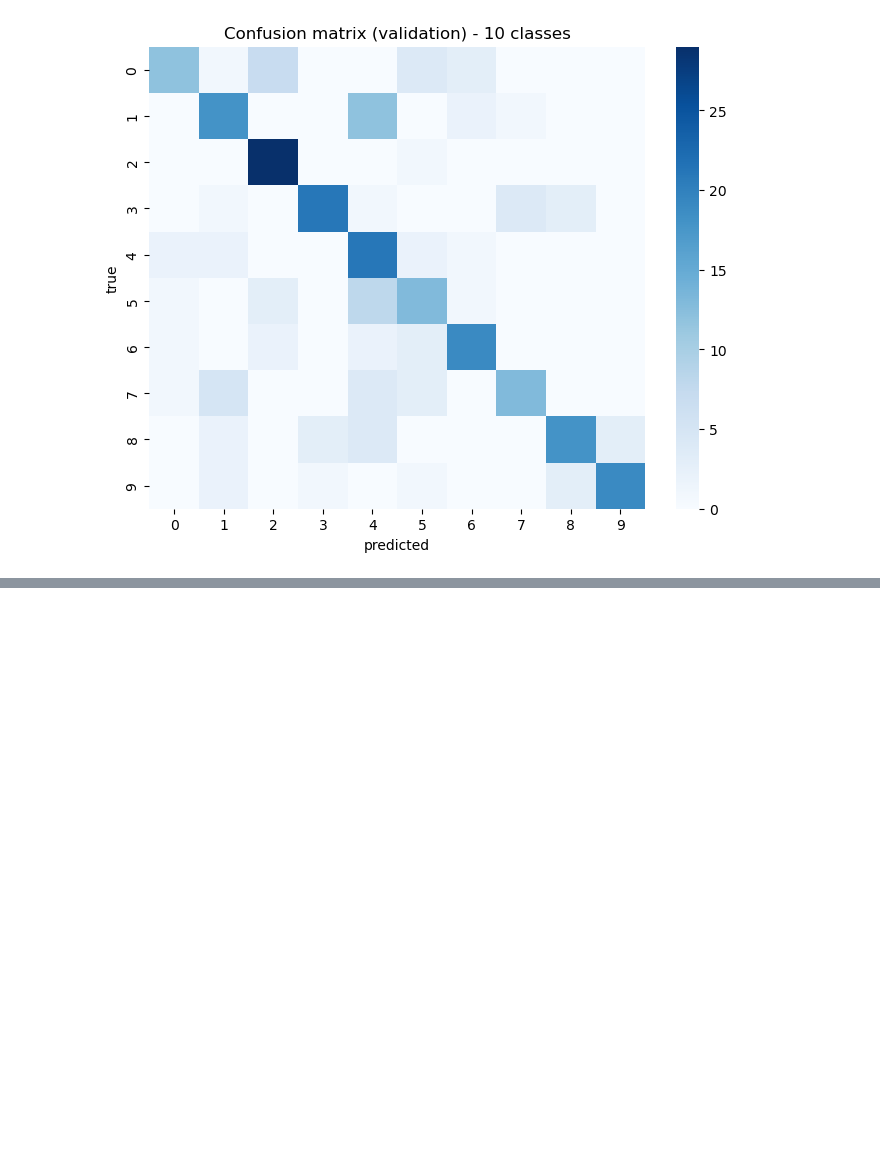
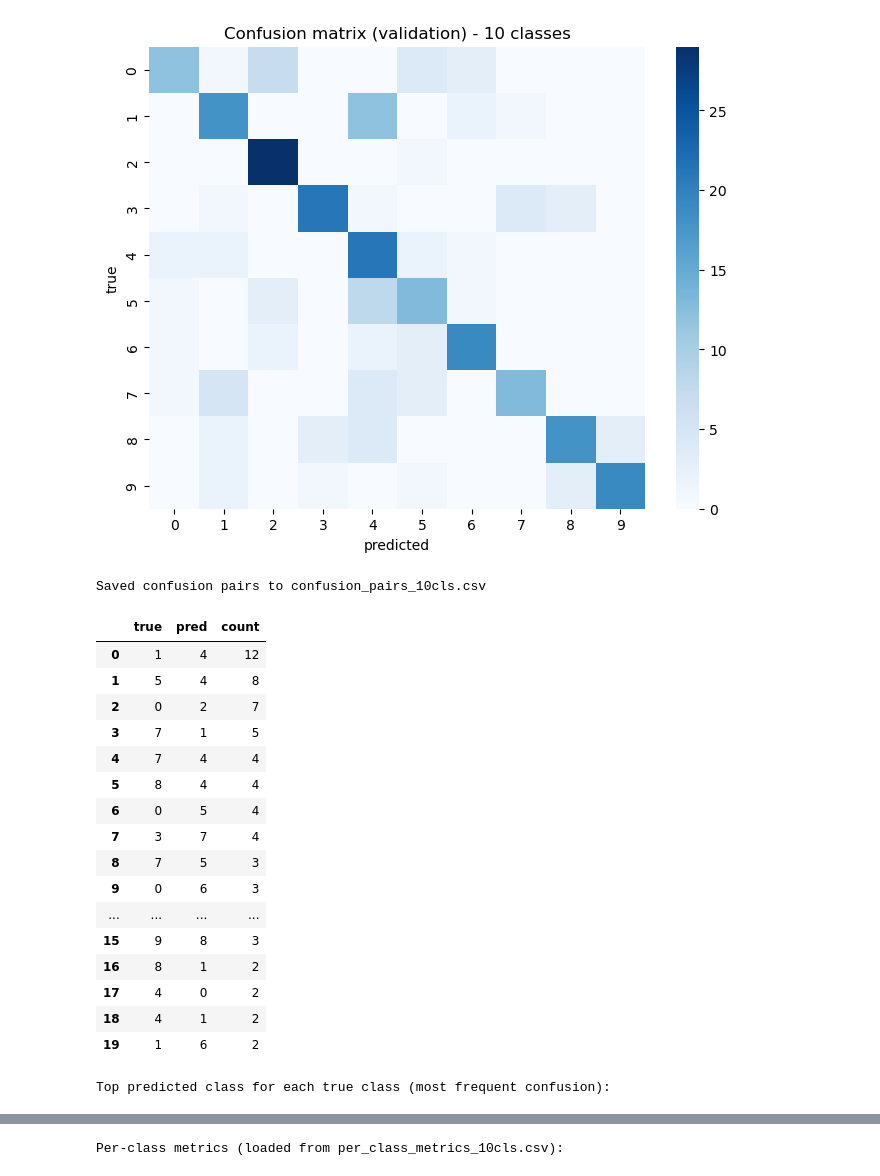
Before and after one commit to EdwinIniguez/Human-Activity-Recognition_UCF101, a Jupyter notebook: dataExperiments_10cls.ipynb, the cells around one changed output, grey strips where cells are left out. Drawn from its saved outputs; the diff is of its cells as text; code cells hidden in the pictures; blank space fills up the shorter version.

```diff
--- a/dataExperiments_10cls.ipynb
+++ b/dataExperiments_10cls.ipynb
@@ -328,3 +328,79 @@ plt.show()
 # %% [output]
 Saved per-class metrics to per_class_metrics_10cls.csv
 [figure]
+# %%
+# Analizar confusiones por pares (true -> pred) y guardar resultados
+import numpy as np
+import pandas as pd
+from pathlib import Path
+from sklearn.metrics import confusion_matrix
+
+# Recompute predictions if needed
+if 'all_y' not in globals() or 'all_pred' not in globals():
+    print('Variables all_y/all_pred no estaban en memoria — recalculando sobre val_loader')
+    all_y, all_pred = [], []
+    model.eval()
+    with torch.no_grad():
+        for batch in val_loader:
+            kp = batch['keypoint'].to(device)
+            labels_b = batch['label'].to(device)
+            logits = model(kp)
+            preds = logits.argmax(dim=1)
+            all_y.append(labels_b.cpu().numpy())
+            all_pred.append(preds.cpu().numpy())
+    all_y = np.concatenate(all_y)
+    all_pred = np.concatenate(all_pred)
+
+labels_unique = np.unique(all_y)
+cm = confusion_matrix(all_y, all_pred, labels=labels_unique)
+
+pairs = []
+for i, t in enumerate(labels_unique):
+    for j, p in enumerate(labels_unique):
+        if i == j:
+            continue
+        cnt = int(cm[i, j])
+        if cnt > 0:
+            pairs.append({'true': int(t), 'pred': int(p), 'count': cnt})
+
+df_pairs = pd.DataFrame(pairs)
+if df_pairs.empty:
+    print('No hay confusiones (off-diagonal) en la validación.')
+else:
+    df_pairs = df_pairs.sort_values('count', ascending=False).reset_index(drop=True)
+    out_csv = 'confusion_pairs_10cls.csv'
+    df_pairs.to_csv(out_csv, index=False)
+    print(f'Saved confusion pairs to {out_csv}')
+    display(df_pairs.head(20))
+
+    # Top confusion por cada clase verdadera
+    top_per_true = df_pairs.sort_values(['true','count'], ascending=[True,False]).groupby('true').first().reset_index()
+    print('\nTop predicted class for each true class (most frequent confusion):')
+    display(top_per_true)
+
+# Mostrar métricas por clase si existen
+if Path('per_class_metrics_10cls.csv').exists():
+    print('\nPer-class metrics (loaded from per_class_metrics_10cls.csv):')
+    display(pd.read_csv('per_class_metrics_10cls.csv'))
+else:
+    print('\nper_class_metrics_10cls.csv no encontrado en el directorio.')
+# %% [output]
+Saved confusion pairs to confusion_pairs_10cls.csv
+|  | true | pred | count |
+| 0 | 1 | 4 | 12 |
+| 1 | 5 | 4 | 8 |
+| 2 | 0 | 2 | 7 |
+| 3 | 7 | 1 | 5 |
+| 4 | 7 | 4 | 4 |
+| 5 | 8 | 4 | 4 |
+| 6 | 0 | 5 | 4 |
+| 7 | 3 | 7 | 4 |
+| 8 | 7 | 5 | 3 |
+| 9 | 0 | 6 | 3 |
+| ... | ... | ... | ... |
+| 15 | 9 | 8 | 3 |
+| 16 | 8 | 1 | 2 |
+| 17 | 4 | 0 | 2 |
+| 18 | 4 | 1 | 2 |
+| 19 | 1 | 6 | 2 |
+Top predicted class for each true class (most frequent confusion):
@@ -330,0 +418 @@ Saved per-class metrics to per_class_metrics_10cls.csv
+Per-class metrics (loaded from per_class_metrics_10cls.csv):
```
Also changed, not shown: parts of 3 cells of this notebook, 9 other files.
